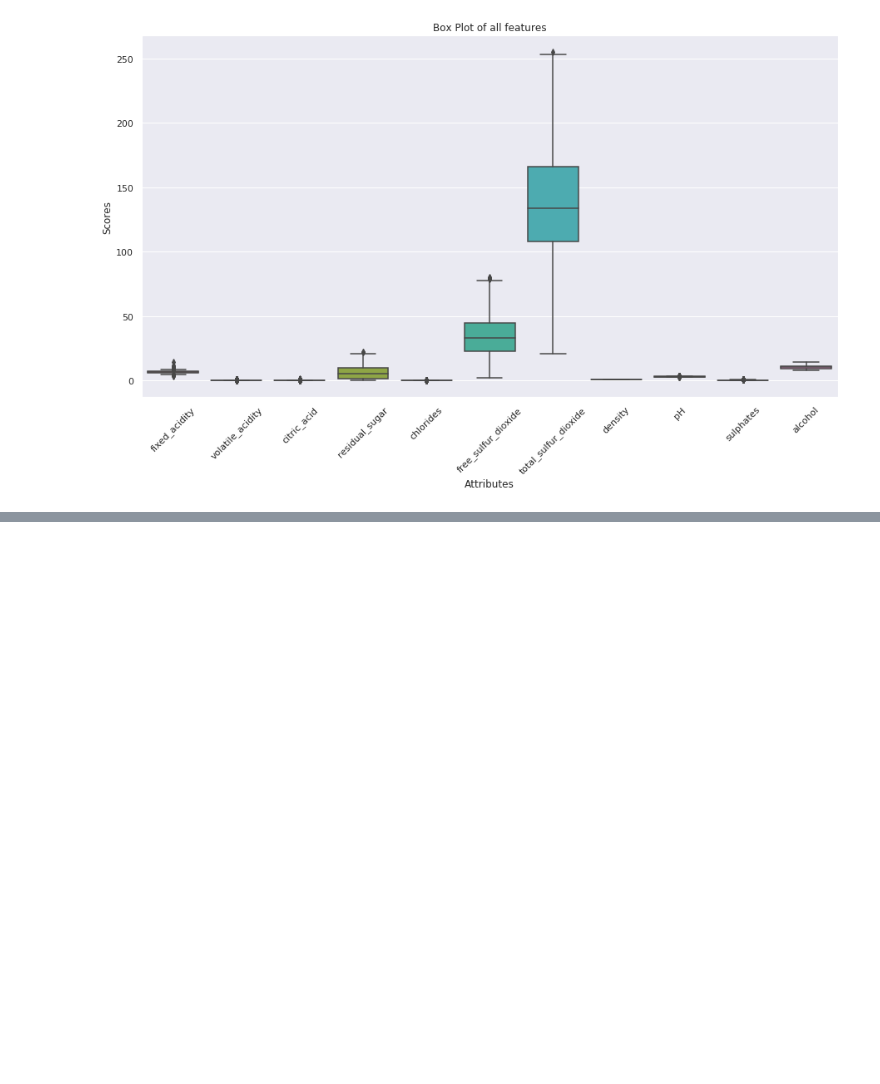
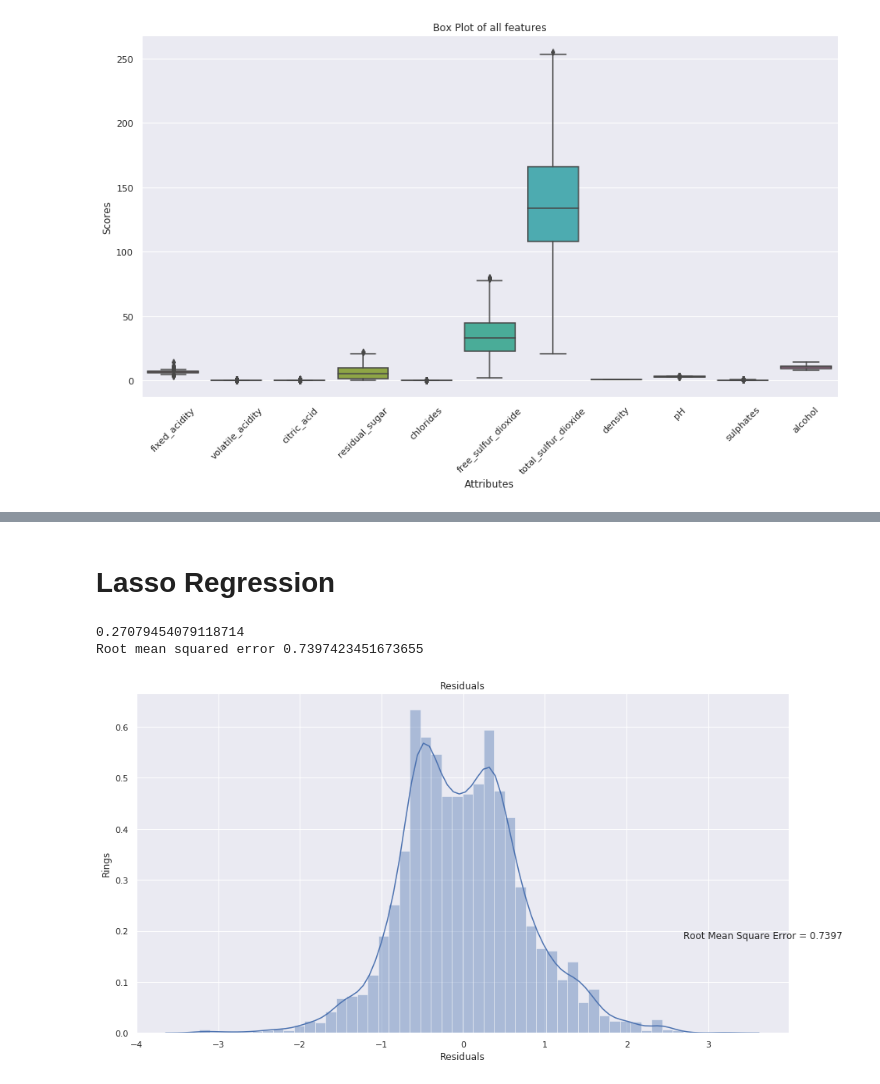
Before and after one commit to el-davo/machine-learning-assignment-2, a Jupyter notebook: main.ipynb, the cells around one changed output, grey strips where cells are left out. Drawn from its saved outputs; the diff is of its cells as text; code cells hidden in the pictures; blank space fills up the shorter version.

```diff
--- a/main.ipynb
+++ b/main.ipynb
@@ -246,0 +298,28 @@ plt.setp(ax.get_xticklabels(), rotation=45)
+# %% [markdown]
+# Lasso Regression
+# %%
+lass = LassoCV(random_state=0)
+lass = lass.fit(X, y)
+
+lassyhat = lass.predict(X)
+lmresid = y - lassyhat
+sns.distplot(lmresid)
+plt.title('Residuals')
+
+print(lass.score(X, y))
+
+rmse = np.mean((yhat - y) ** 2)**.5
+
+mean = df['quality'].mean()
+var = np.sqrt(df['quality'].var())
+print("Root mean squared error", rmse)
+
+plt.xlabel('Residuals')
+plt.ylabel('Rings')
+plt.text(2.7, 0.20,"Root Mean Square Error = %.4g" % rmse, ha='left', va='top')
+
+plt.show()
+# %% [output]
+0.27079454079118714
+Root mean squared error 0.7397423451673655
+[figure, added]
```
Also changed, not shown: parts of 6 cells of this notebook.
